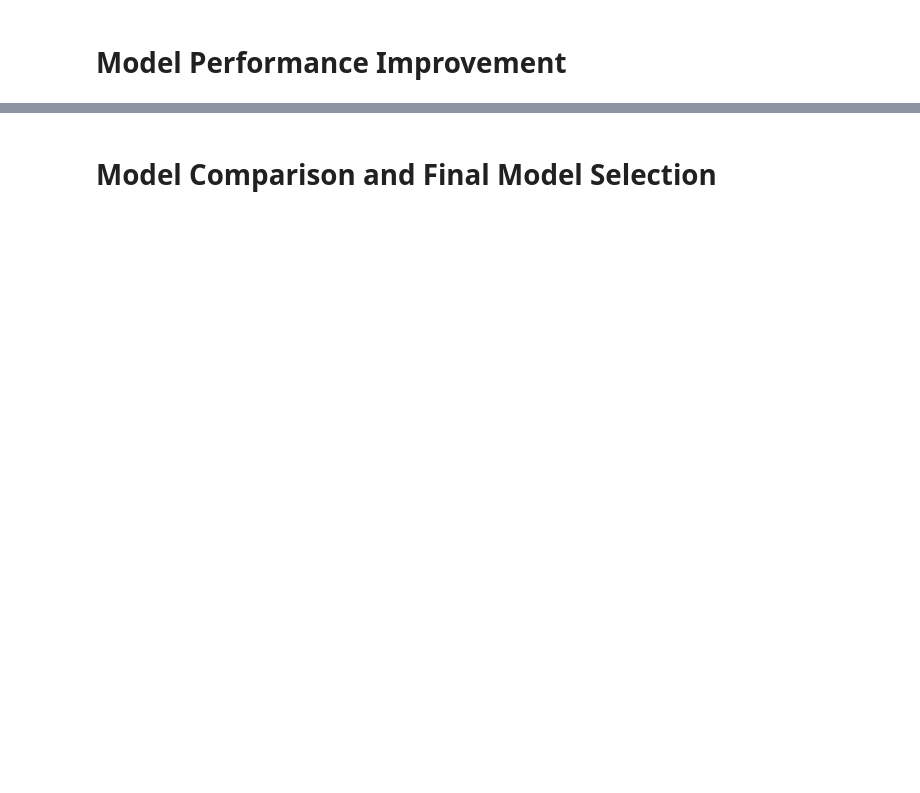
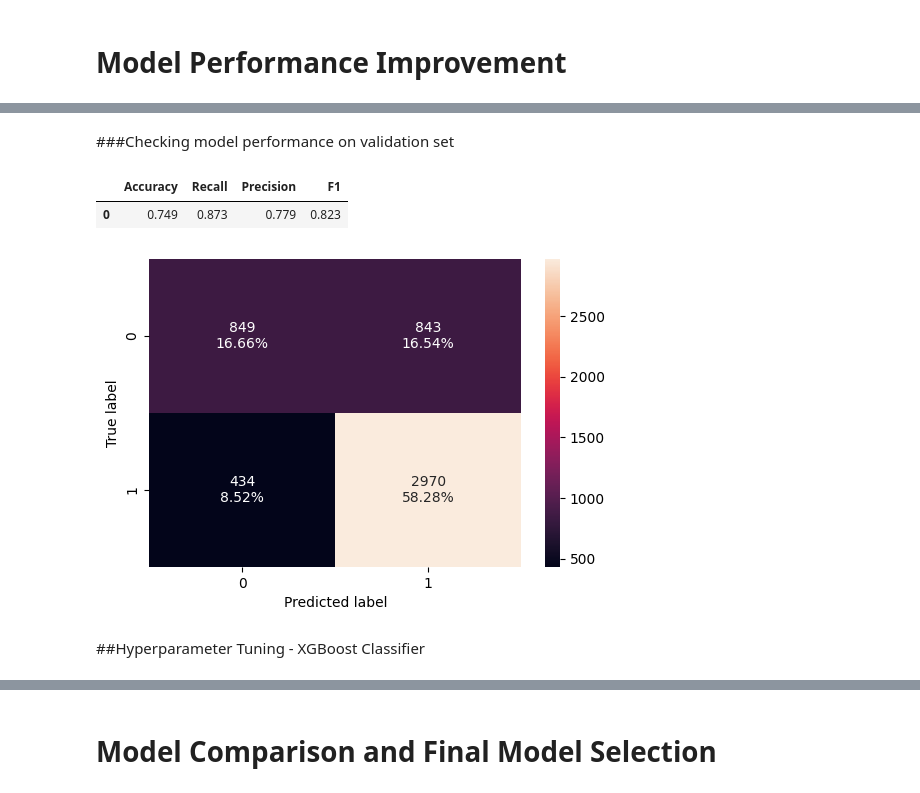
Before and after one commit to uday-d4/UTAI_AdvancedMachineLearningProject, a Jupyter notebook: Project_Full_Code_Notebook_EasyVisa (1).ipynb, the cells around one changed output, grey strips where cells are left out. Cells and saved outputs as stored; diff of their text form; code cells hidden in the pictures; blank space fills up the shorter version.

```diff
--- a/Project_Full_Code_Notebook_EasyVisa (1).ipynb
+++ b/Project_Full_Code_Notebook_EasyVisa (1).ipynb
@@ -882,0 +1228,12 @@ param_grid={'n_estimators':np.arange(50,110,25),
+# %% [markdown]
+###Checking model performance on validation set
+# %%
+confusion_matrix_sklearn(gbc_tuned, X_val, y_val)
+gbc_tuned_model_val_perf = model_performance_classification_sklearn(gbc_tuned,X_val, y_val)
+gbc_tuned_model_val_perf
+# %% [output]
+|  | Accuracy | Recall | Precision | F1 |
+| 0 | 0.749 | 0.873 | 0.779 | 0.823 |
+[figure, added]
+# %% [markdown]
+##Hyperparameter Tuning - XGBoost Classifier
```
Also changed, not shown: parts of 46 cells of this notebook.
